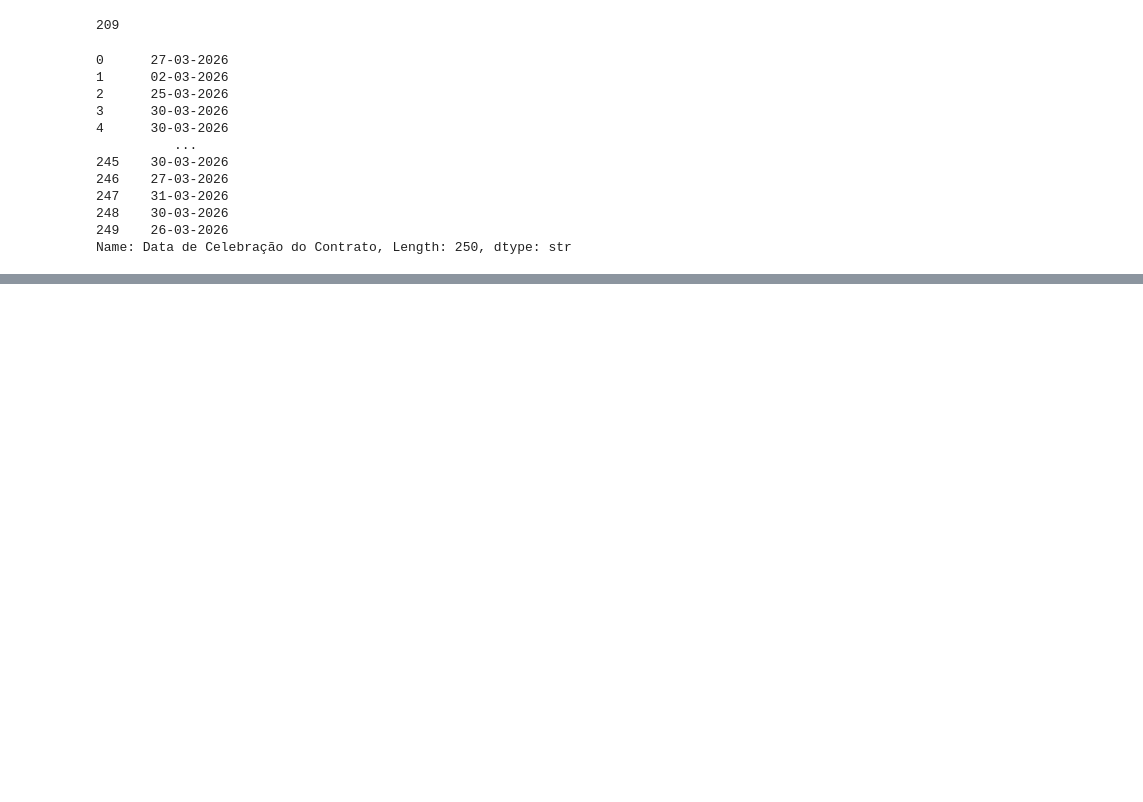
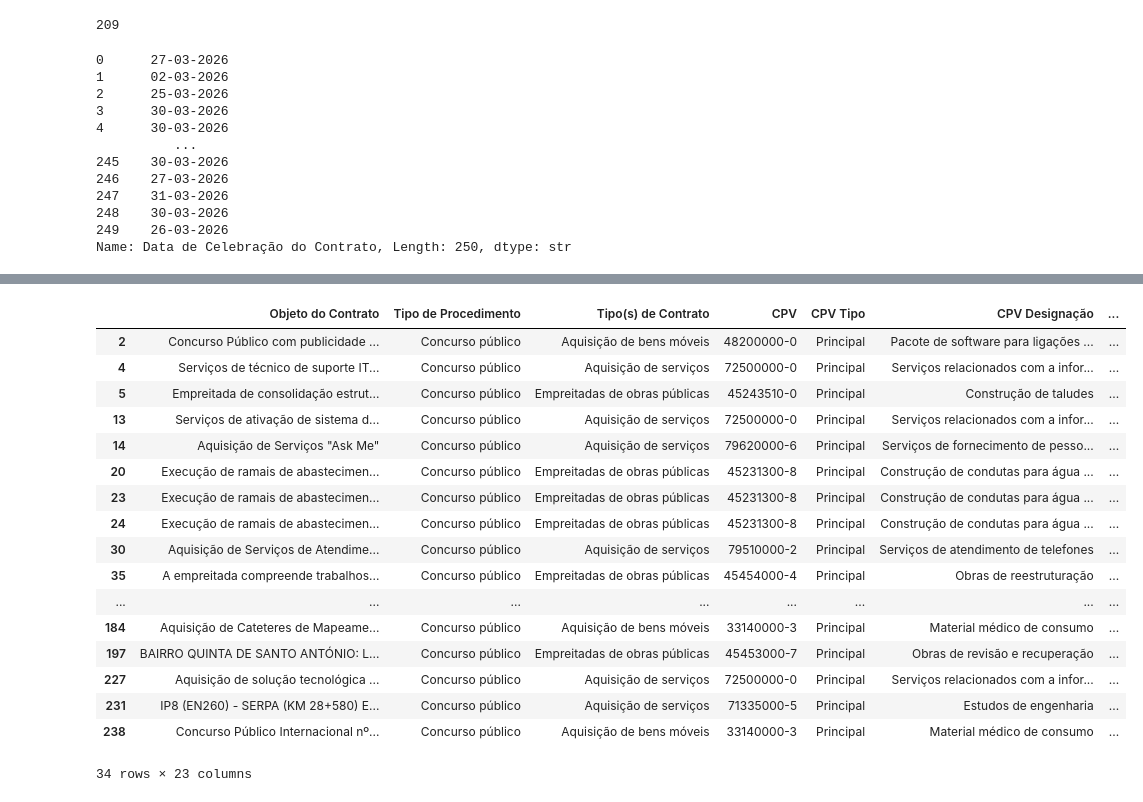
Before and after one commit to beatrizmarques2005/network-analysis, a Jupyter notebook: project/notebooks/exploration.ipynb, the cells around one changed output, grey strips where cells are left out. Drawn from its saved outputs; the diff is of its cells as text; code cells hidden in the pictures; blank space fills up the shorter version.

```diff
--- a/project/notebooks/exploration.ipynb
+++ b/project/notebooks/exploration.ipynb
@@ -113,0 +166,32 @@ Name: Data de Celebração do Contrato, Length: 250, dtype: str
+# %%
+def detect_outliers_iqr(series):
+    Q1 = series.quantile(0.25)
+    Q3 = series.quantile(0.75)
+    IQR = Q3 - Q1
+
+    lower = Q1 - 1.5 * IQR
+    upper = Q3 + 1.5 * IQR
+
+    return series[(series < lower) | (series > upper)]
+# %%
+price_outliers = detect_outliers_iqr(df["Preço Contratual"])
+df.loc[price_outliers.index]
+# %% [output]
+|  | ﻿Objeto do Contrato | Tipo de Procedimento | Tipo(s) de Contrato | CPV | CPV Tipo | CPV Designação | ... |
+| 2 | Concurso Público com publicidade ... | Concurso público | Aquisição de bens móveis | 48200000-0 | Principal | Pacote de software para ligações ... | ... |
+| 4 | Serviços de técnico de suporte IT... | Concurso público | Aquisição de serviços | 72500000-0 | Principal | Serviços relacionados com a infor... | ... |
+| 5 | Empreitada de consolidação estrut... | Concurso público | Empreitadas de obras públicas | 45243510-0 | Principal | Construção de taludes | ... |
+| 13 | Serviços de ativação de sistema d... | Concurso público | Aquisição de serviços | 72500000-0 | Principal | Serviços relacionados com a infor... | ... |
+| 14 | Aquisição de Serviços "Ask Me" | Concurso público | Aquisição de serviços | 79620000-6 | Principal | Serviços de fornecimento de pesso... | ... |
+| 20 | Execução de ramais de abastecimen... | Concurso público | Empreitadas de obras públicas | 45231300-8 | Principal | Construção de condutas para água ... | ... |
+| 23 | Execução de ramais de abastecimen... | Concurso público | Empreitadas de obras públicas | 45231300-8 | Principal | Construção de condutas para água ... | ... |
+| 24 | Execução de ramais de abastecimen... | Concurso público | Empreitadas de obras públicas | 45231300-8 | Principal | Construção de condutas para água ... | ... |
+| 30 | Aquisição de Serviços de Atendime... | Concurso público | Aquisição de serviços | 79510000-2 | Principal | Serviços de atendimento de telefones | ... |
+| 35 | A empreitada compreende trabalhos... | Concurso público | Empreitadas de obras públicas | 45454000-4 | Principal | Obras de reestruturação | ... |
+| ... | ... | ... | ... | ... | ... | ... | ... |
+| 184 | Aquisição de Cateteres de Mapeame... | Concurso público | Aquisição de bens móveis | 33140000-3 | Principal | Material médico de consumo | ... |
+| 197 | BAIRRO QUINTA DE SANTO ANTÓNIO: L... | Concurso público | Empreitadas de obras públicas | 45453000-7 | Principal | Obras de revisão e recuperação | ... |
+| 227 | Aquisição de solução tecnológica ... | Concurso público | Aquisição de serviços | 72500000-0 | Principal | Serviços relacionados com a infor... | ... |
+| 231 | IP8 (EN260) - SERPA (KM 28+580) E... | Concurso público | Aquisição de serviços | 71335000-5 | Principal | Estudos de engenharia | ... |
+| 238 | Concurso Público Internacional nº... | Concurso público | Aquisição de bens móveis | 33140000-3 | Principal | Material médico de consumo | ... |
+34 rows × 23 columns
```
Also changed, not shown: parts of 7 cells of this notebook.
